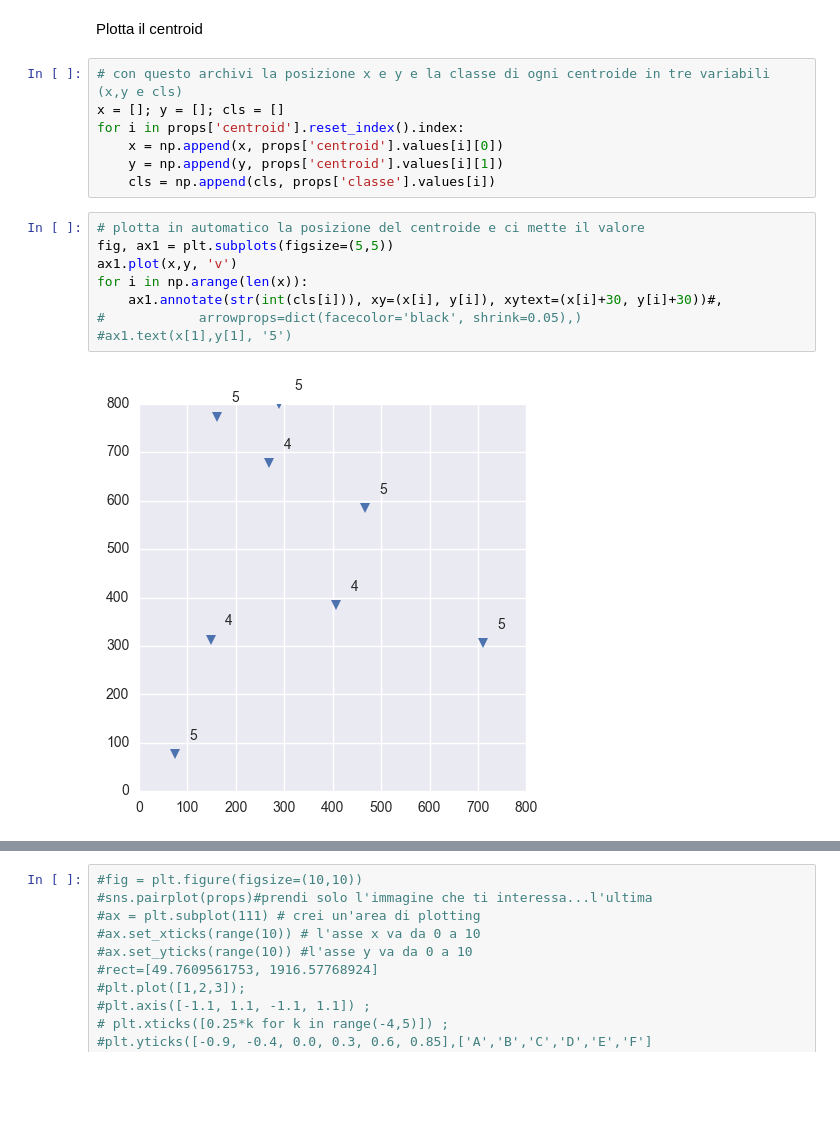
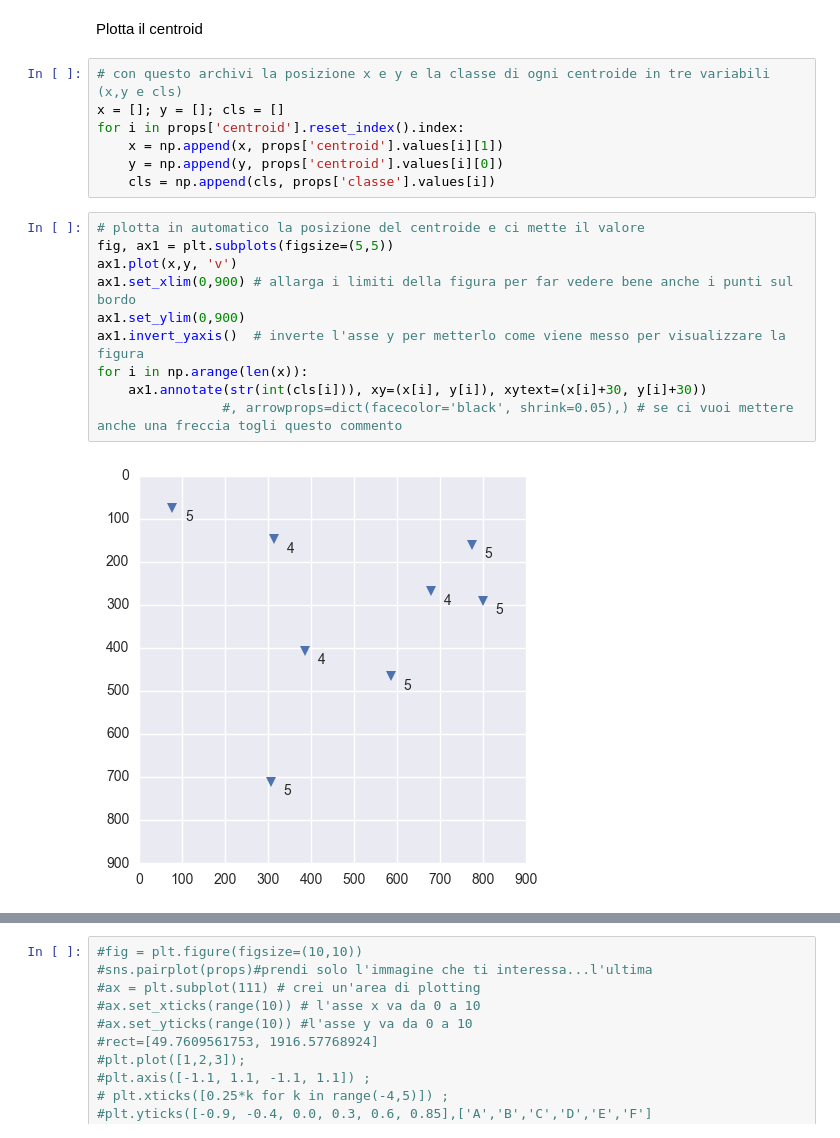
Before and after one commit to serenafalcioni/shared_nbks, a Jupyter notebook: trovagranuli1.ipynb, the cells around one changed output, grey strips where cells are left out. Saved outputs shown, nothing was run; the diff lists cells and outputs as text; blank space fills up the shorter version.

Commit message:
object labeling with class and optimization of figures

```diff
--- a/trovagranuli1.ipynb
+++ b/trovagranuli1.ipynb
@@ -231,16 +231,18 @@ Plotta il centroid
 # con questo archivi la posizione x e y e la classe di ogni centroide in tre variabili (x,y e cls)
 x = []; y = []; cls = []
 for i in props['centroid'].reset_index().index:
-    x = np.append(x, props['centroid'].values[i][0])
-    y = np.append(y, props['centroid'].values[i][1])
+    x = np.append(x, props['centroid'].values[i][1])
+    y = np.append(y, props['centroid'].values[i][0])
     cls = np.append(cls, props['classe'].values[i])
 # %%
 # plotta in automatico la posizione del centroide e ci mette il valore
 fig, ax1 = plt.subplots(figsize=(5,5))
 ax1.plot(x,y, 'v')
+ax1.set_xlim(0,900) # allarga i limiti della figura per far vedere bene anche i punti sul bordo
+ax1.set_ylim(0,900)
+ax1.invert_yaxis()  # inverte l'asse y per metterlo come viene messo per visualizzare la figura
 for i in np.arange(len(x)):
-    ax1.annotate(str(int(cls[i])), xy=(x[i], y[i]), xytext=(x[i]+30, y[i]+30))#,
-#            arrowprops=dict(facecolor='black', shrink=0.05),)
-#ax1.text(x[1],y[1], '5')
+    ax1.annotate(str(int(cls[i])), xy=(x[i], y[i]), xytext=(x[i]+30, y[i]+30))
+                #, arrowprops=dict(facecolor='black', shrink=0.05),) # se ci vuoi mettere anche una freccia togli questo commento
 # %% [output]
-[figure, old version]
+[figure, new version]
```
Also changed, not shown: parts of 2 cells of this notebook.
